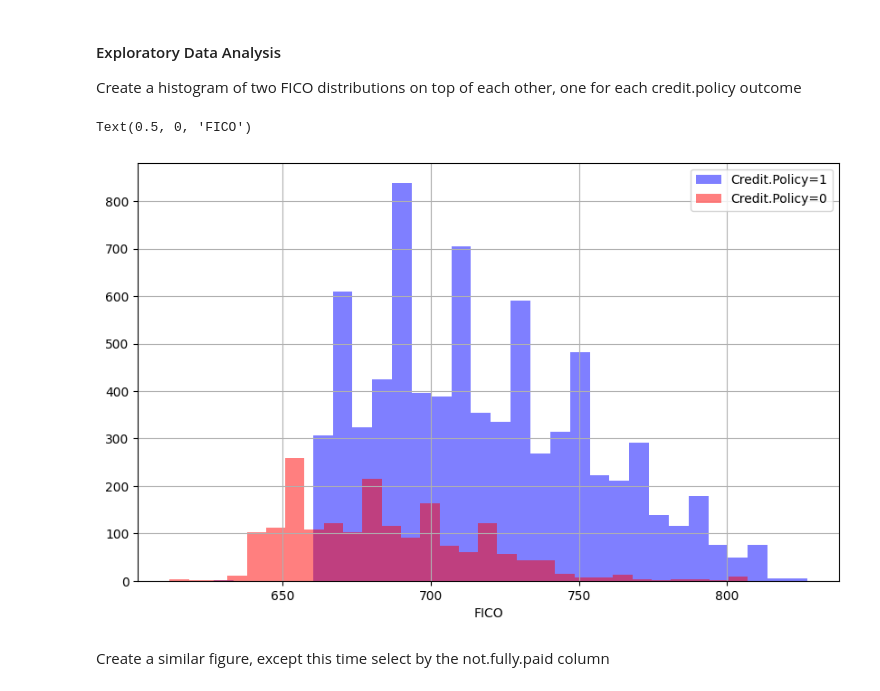
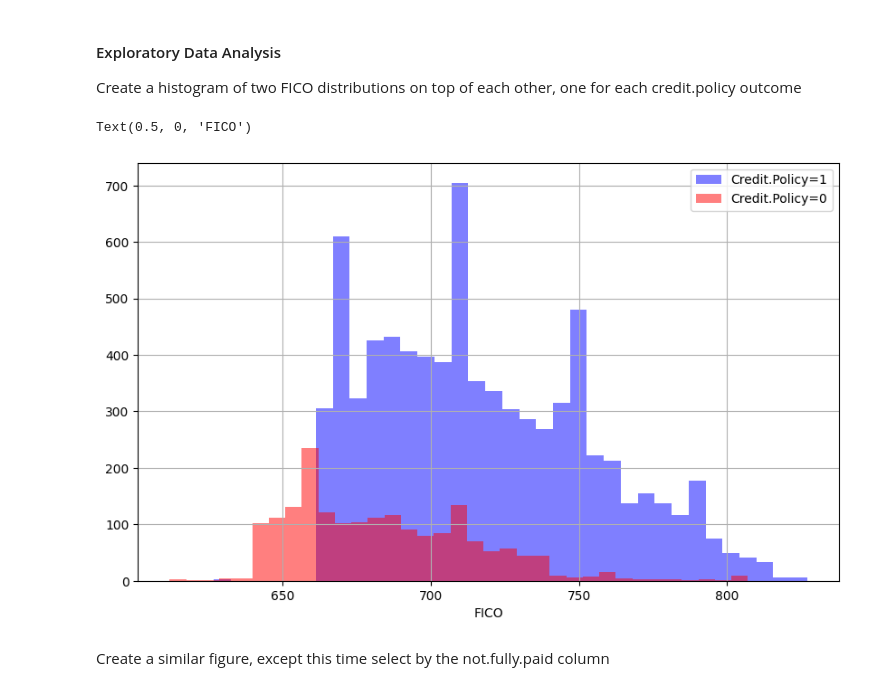
Before and after one commit to depa-tto/Machine-Learning-course, a Jupyter notebook: machine_learning/decision_trees/decision_trees_practice.ipynb, the cells around one changed output. Saved outputs shown, nothing was run; the diff lists cells and outputs as text; code cells hidden in the pictures.

```diff
--- a/machine_learning/decision_trees/decision_trees_practice.ipynb
+++ b/machine_learning/decision_trees/decision_trees_practice.ipynb
@@ -81,14 +81,14 @@ Create a histogram of two FICO distributions on top of each other, one for each
 # %%
 plt.figure(figsize=(10,6))
 loans[loans['credit.policy']==1]['fico'].hist(alpha=0.5,color='blue',
-                                              bins=30,label='Credit.Policy=1')
+                                              bins=35,label='Credit.Policy=1')
 loans[loans['credit.policy']==0]['fico'].hist(alpha=0.5,color='red',
-                                              bins=30,label='Credit.Policy=0')
+                                              bins=35,label='Credit.Policy=0')
 plt.legend()
 plt.xlabel('FICO')
 # %% [output]
 Text(0.5, 0, 'FICO')
-[figure, old version]
+[figure, new version]
 # %% [markdown]
 Create a similar figure, except this time select by the not.fully.paid column
 # %%
```
Also changed, not shown: parts of 34 cells of this notebook.
